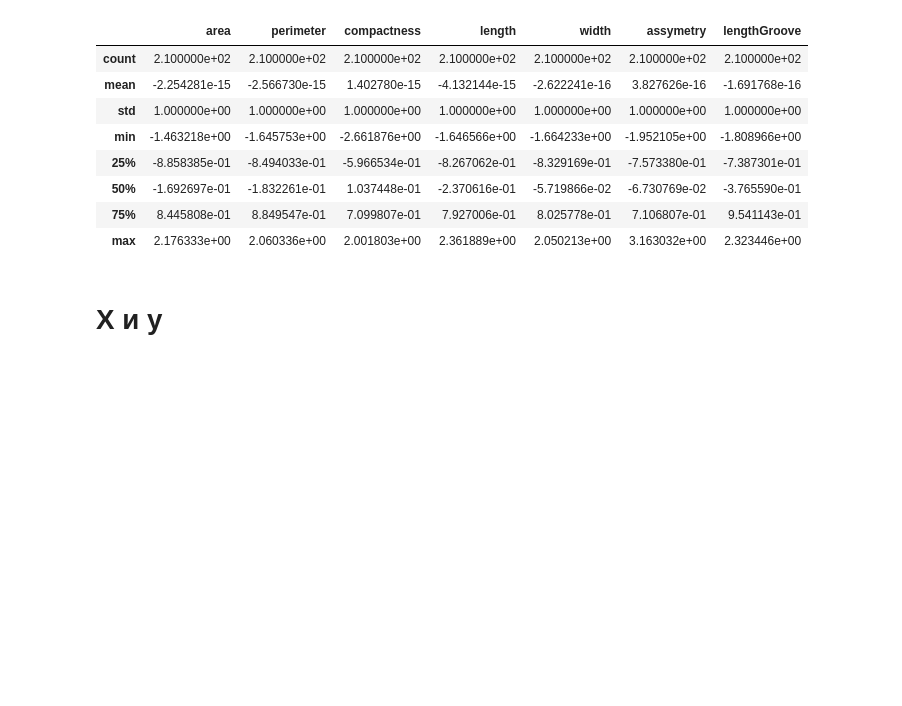
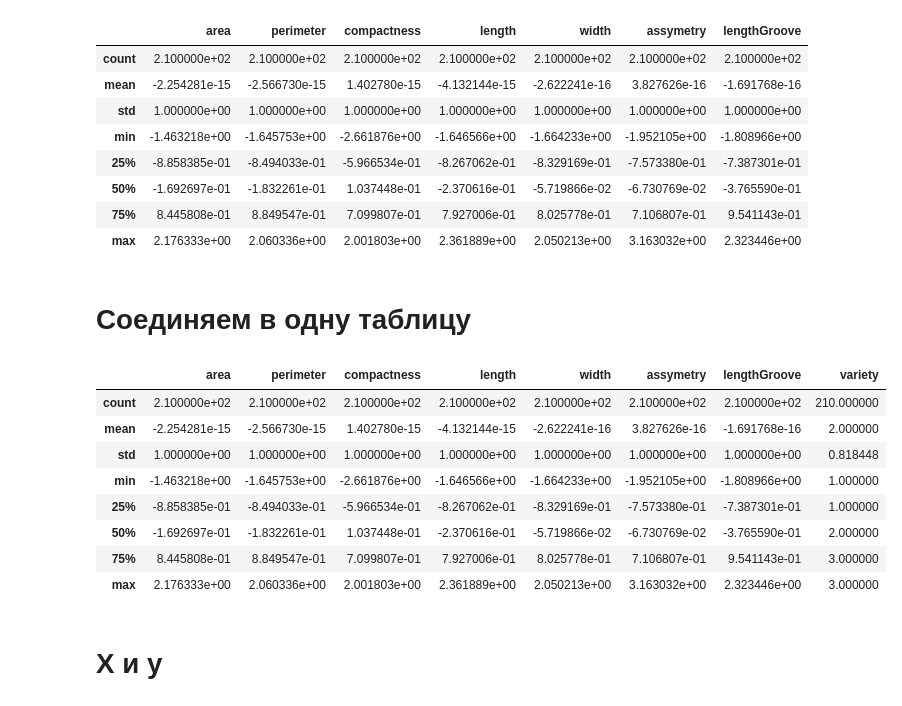
Before and after one commit to ValManP/MachineLearningCourse, a Jupyter notebook: ML_seeds_hw1_Pozdiaev.ipynb, the cells around one changed output. Drawn from its saved outputs; the diff is of its cells as text; code cells hidden in the pictures; blank space fills up the shorter version.

```diff
--- a/ML_seeds_hw1_Pozdiaev.ipynb
+++ b/ML_seeds_hw1_Pozdiaev.ipynb
@@ -547,0 +547,3 @@ data.describe(include = [float])
+# %%
+nonbinary_columns = categorical_columns
+print(nonbinary_columns)
@@ -547,0 +556,3 @@ data.describe(include = [float])
+# %%
+data_nonbinary = pd.get_dummies(data[nonbinary_columns])
+print(data_nonbinary.columns)
@@ -583,6 +591,21 @@ data_numerical.describe()
 | 50% | -1.692697e-01 | -1.832261e-01 | 1.037448e-01 | -2.370616e-01 | -5.719866e-02 | -6.730769e-02 | -3.765590e-01 |
 | 75% | 8.445808e-01 | 8.849547e-01 | 7.099807e-01 | 7.927006e-01 | 8.025778e-01 | 7.106807e-01 | 9.541143e-01 |
 | max | 2.176333e+00 | 2.060336e+00 | 2.001803e+00 | 2.361889e+00 | 2.050213e+00 | 3.163032e+00 | 2.323446e+00 |
+# %% [markdown]
+# Соединяем в одну таблицу
+# %%
+data = pd.concat((data_numerical, data_nonbinary), axis = 1)
+data.describe()
+# %% [output]
+|  | area | perimeter | compactness | length | width | assymetry | lengthGroove | variety |
+| count | 2.100000e+02 | 2.100000e+02 | 2.100000e+02 | 2.100000e+02 | 2.100000e+02 | 2.100000e+02 | 2.100000e+02 | 210.000000 |
+| mean | -2.254281e-15 | -2.566730e-15 | 1.402780e-15 | -4.132144e-15 | -2.622241e-16 | 3.827626e-16 | -1.691768e-16 | 2.000000 |
+| std | 1.000000e+00 | 1.000000e+00 | 1.000000e+00 | 1.000000e+00 | 1.000000e+00 | 1.000000e+00 | 1.000000e+00 | 0.818448 |
+| min | -1.463218e+00 | -1.645753e+00 | -2.661876e+00 | -1.646566e+00 | -1.664233e+00 | -1.952105e+00 | -1.808966e+00 | 1.000000 |
+| 25% | -8.858385e-01 | -8.494033e-01 | -5.966534e-01 | -8.267062e-01 | -8.329169e-01 | -7.573380e-01 | -7.387301e-01 | 1.000000 |
+| 50% | -1.692697e-01 | -1.832261e-01 | 1.037448e-01 | -2.370616e-01 | -5.719866e-02 | -6.730769e-02 | -3.765590e-01 | 2.000000 |
+| 75% | 8.445808e-01 | 8.849547e-01 | 7.099807e-01 | 7.927006e-01 | 8.025778e-01 | 7.106807e-01 | 9.541143e-01 | 3.000000 |
+| max | 2.176333e+00 | 2.060336e+00 | 2.001803e+00 | 2.361889e+00 | 2.050213e+00 | 3.163032e+00 | 2.323446e+00 | 3.000000 |
 # %% [markdown]
 # X и y
 # %%
```
Also changed, not shown: parts of 30 cells of this notebook.
